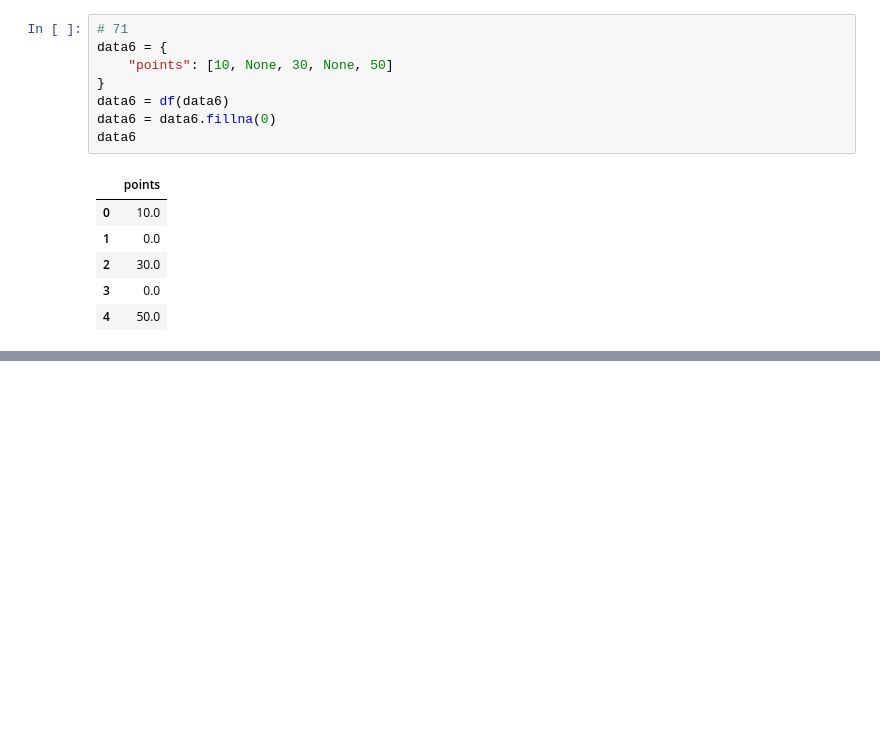
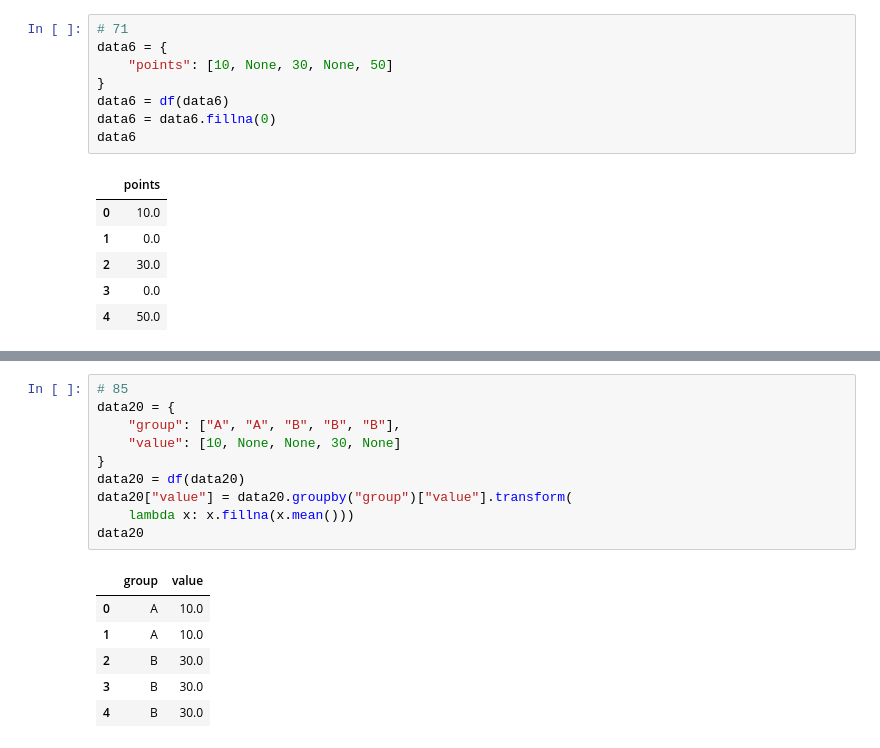
Before and after one commit to madaminovmuhammadjalil/pandas-exercises, a Jupyter notebook: Another_copy_of_Копия_pandas100.ipynb, the cells around one changed output, grey strips where cells are left out. Cells and saved outputs as stored; diff of their text form; blank space fills up the shorter version.

```diff
--- a/Another_copy_of_Копия_pandas100.ipynb
+++ b/Another_copy_of_Копия_pandas100.ipynb
@@ -677,0 +858,17 @@ data6
+# %%
+# 85
+data20 = {
+    "group": ["A", "A", "B", "B", "B"],
+    "value": [10, None, None, 30, None]
+}
+data20 = df(data20)
+data20["value"] = data20.groupby("group")["value"].transform(
+    lambda x: x.fillna(x.mean()))
+data20
+# %% [output]
+|  | group | value |
+| 0 | A | 10.0 |
+| 1 | A | 10.0 |
+| 2 | B | 30.0 |
+| 3 | B | 30.0 |
+| 4 | B | 30.0 |
```
Also changed, not shown: parts of 13 cells of this notebook.
